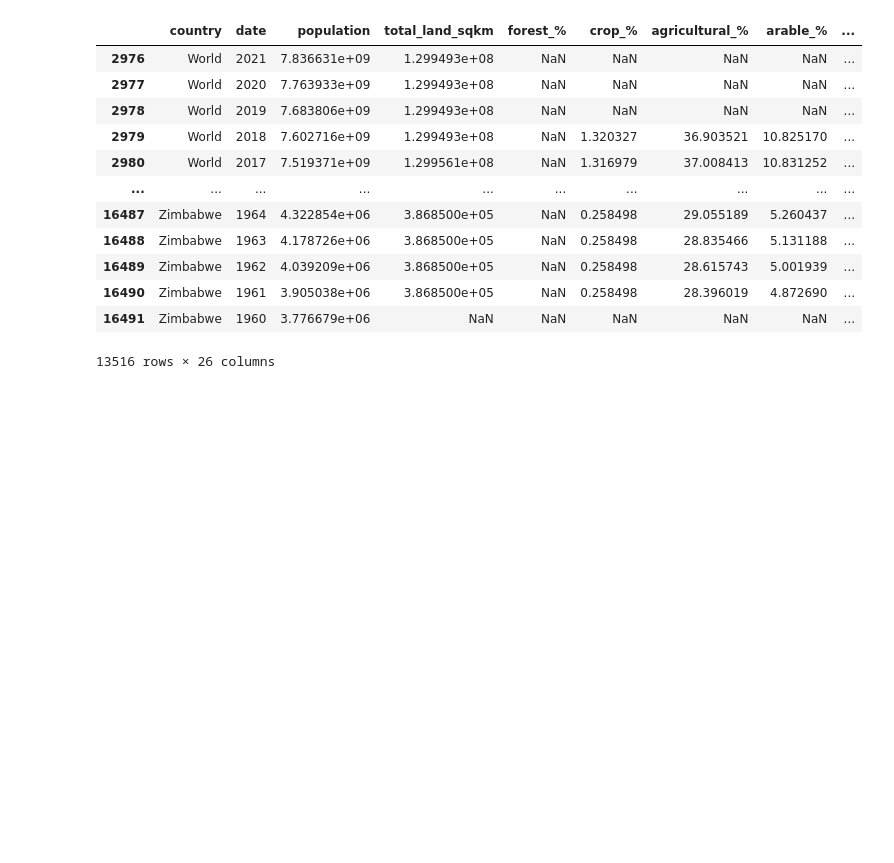
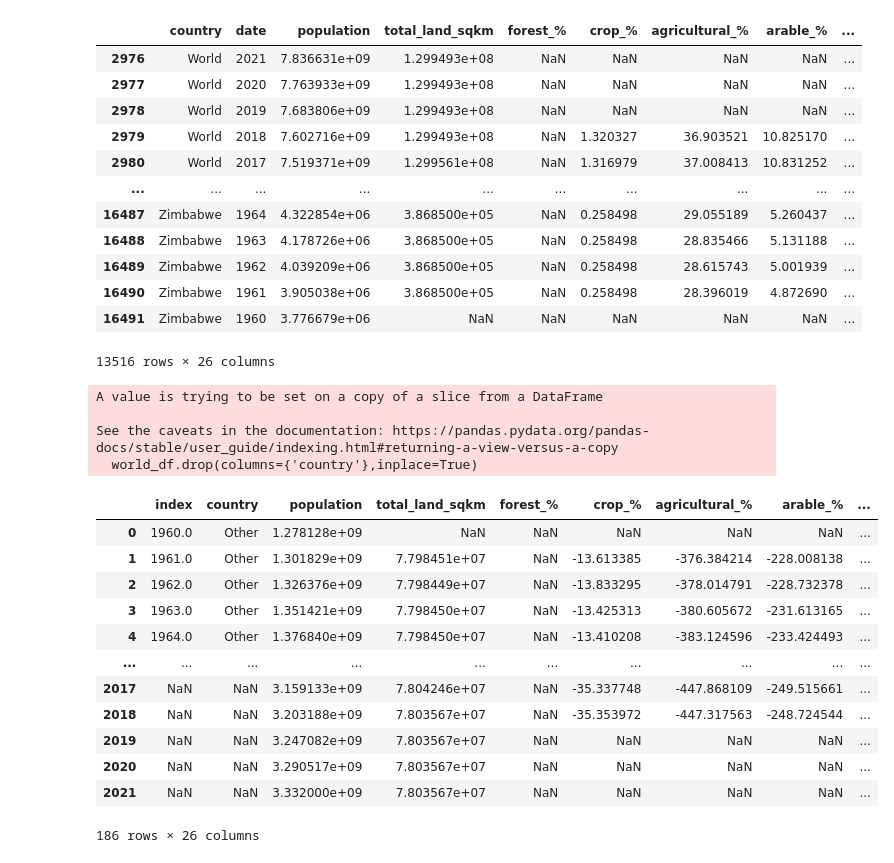
Before and after one commit to chabazite/Agriculture_Analysis_App, a Jupyter notebook: notebooks/2.0_ASI_API_data_wrangling.ipynb, the cells around one changed output. Saved outputs shown, nothing was run; the diff lists cells and outputs as text; code cells hidden in the pictures; blank space fills up the shorter version.

Commit message:
working on final filter top10 vs. other in notebook

```diff
--- a/notebooks/2.0_ASI_API_data_wrangling.ipynb
+++ b/notebooks/2.0_ASI_API_data_wrangling.ipynb
@@ -179,3 +167,55 @@ world_bank_df
 | 16490 | Zimbabwe | 1961 | 3.905038e+06 | 3.868500e+05 | NaN | 0.258498 | 28.396019 | 4.872690 | ... |
 | 16491 | Zimbabwe | 1960 | 3.776679e+06 | NaN | NaN | NaN | NaN | NaN | ... |
 13516 rows × 26 columns
+# %%
+world_df = world_bank_df[world_bank_df['country']=='World']
+country_df = world_bank_df[world_bank_df['country']!='World']
+
+largest_10_population = country_df[country_df['date']==2021].nlargest(n=10,columns='population')
+
+largest_10_list = [country for country in largest_10_population['country']]
+
+top_10_df=world_bank_df[world_bank_df['country'].isin(largest_10_list)]
+
+world_df = world_bank_df[world_bank_df['country'].isin(['World'])]
+
+top_10_df=top_10_df.groupby(by=['date']).sum().reset_index()
+
+world_df.set_index('date',inplace=True)
+top_10_df.set_index('date',inplace=True)
+
+world_df.drop(columns={'country'},inplace=True)
+
+#Create a new dataframe for top 10 populations vs. all other countries
+top_10_vs_other = pd.DataFrame(columns=world_bank_columns)
+
+for i in range(1960,2022):
+        top_10_vs_other.loc[i]=world_df.loc[i] - top_10_df.loc[i]
+
+top_10_df.insert(0,'country','Top_10')
+top_10_vs_other.insert(0,'country','Other')
+
+top_10_vs_other = pd.concat((top_10_vs_other,top_10_df))
+
+top_10_vs_other.reset_index(inplace=True)
+# %% [output]
+A value is trying to be set on a copy of a slice from a DataFrame
+
+See the caveats in the documentation: https://pandas.pydata.org/pandas-docs/stable/user_guide/indexing.html#returning-a-view-versus-a-copy
+  world_df.drop(columns={'country'},inplace=True)
+# %%
+top_10_vs_other
+# %% [output]
+|  | index | country | population | total_land_sqkm | forest_% | crop_% | agricultural_% | arable_% | ... |
+| 0 | 1960.0 | Other | 1.278128e+09 | NaN | NaN | NaN | NaN | NaN | ... |
+| 1 | 1961.0 | Other | 1.301829e+09 | 7.798451e+07 | NaN | -13.613385 | -376.384214 | -228.008138 | ... |
+| 2 | 1962.0 | Other | 1.326376e+09 | 7.798449e+07 | NaN | -13.833295 | -378.014791 | -228.732378 | ... |
+| 3 | 1963.0 | Other | 1.351421e+09 | 7.798450e+07 | NaN | -13.425313 | -380.605672 | -231.613165 | ... |
+| 4 | 1964.0 | Other | 1.376840e+09 | 7.798450e+07 | NaN | -13.410208 | -383.124596 | -233.424493 | ... |
+| ... | ... | ... | ... | ... | ... | ... | ... | ... | ... |
+| 2017 | NaN | NaN | 3.159133e+09 | 7.804246e+07 | NaN | -35.337748 | -447.868109 | -249.515661 | ... |
+| 2018 | NaN | NaN | 3.203188e+09 | 7.803567e+07 | NaN | -35.353972 | -447.317563 | -248.724544 | ... |
+| 2019 | NaN | NaN | 3.247082e+09 | 7.803567e+07 | NaN | NaN | NaN | NaN | ... |
+| 2020 | NaN | NaN | 3.290517e+09 | 7.803567e+07 | NaN | NaN | NaN | NaN | ... |
+| 2021 | NaN | NaN | 3.332000e+09 | 7.803567e+07 | NaN | NaN | NaN | NaN | ... |
+186 rows × 26 columns
```
Also changed, not shown: parts of 4 cells of this notebook, 2 other files.
